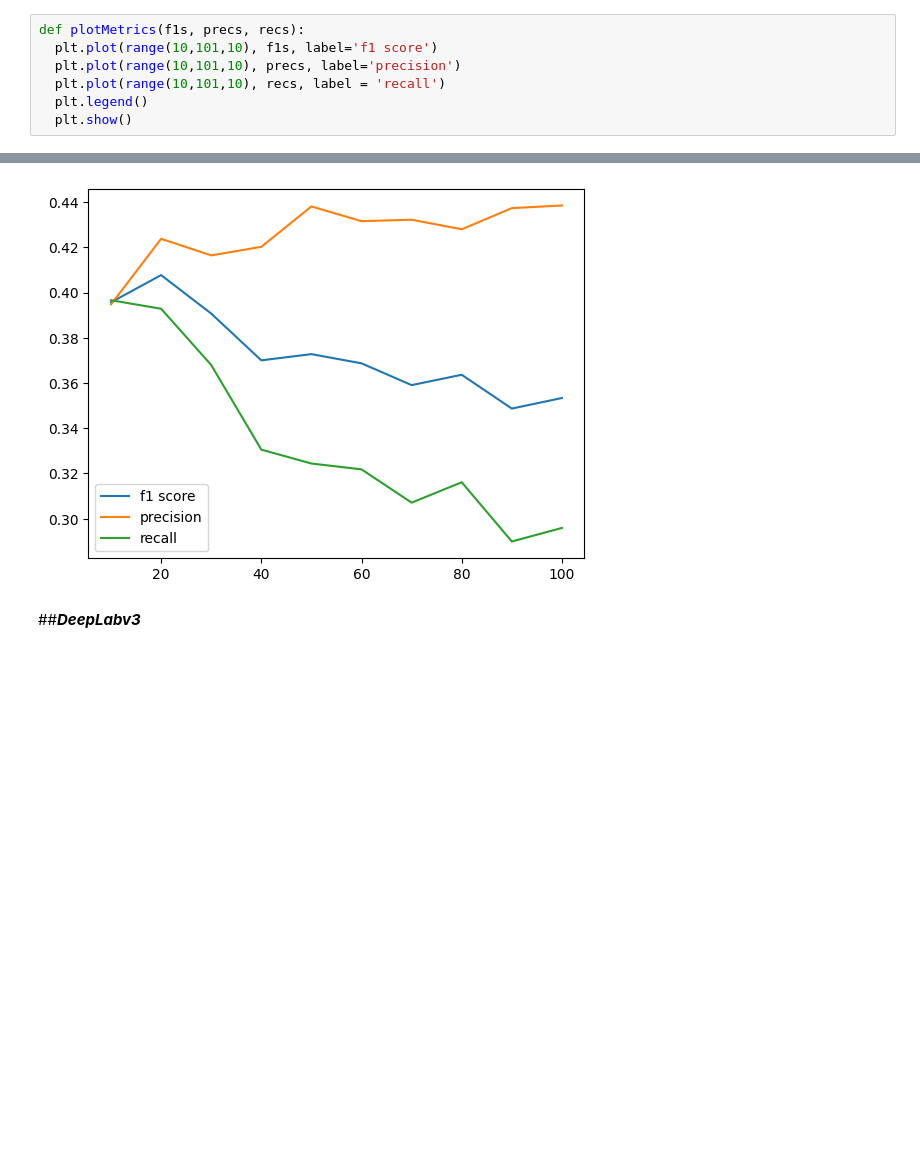
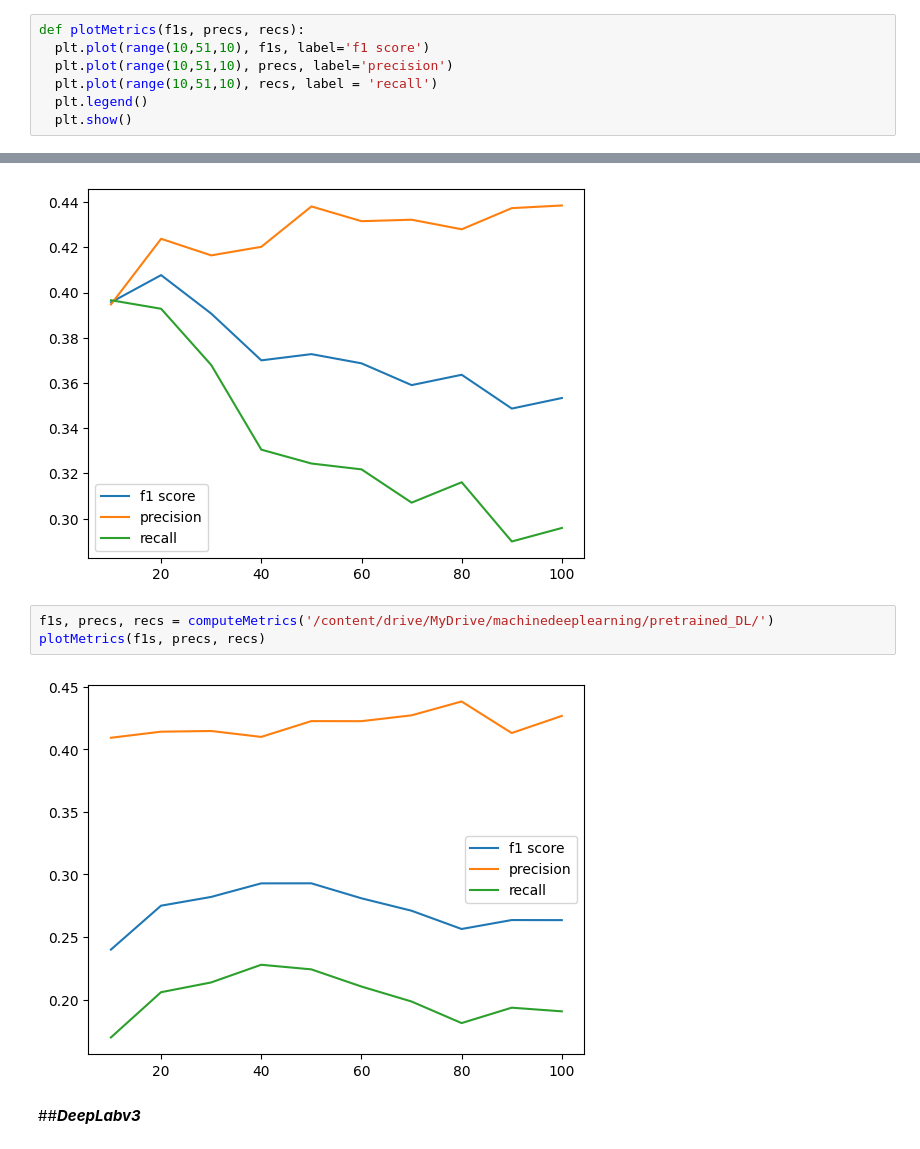
Before and after one commit to NicolaGabriele/progettoDeepLearning, a Jupyter notebook: ProgettoDeepLearning.ipynb, the cells around one changed output, grey strips where cells are left out. Saved outputs shown, nothing was run; the diff lists cells and outputs as text; blank space fills up the shorter version.

```diff
--- a/ProgettoDeepLearning.ipynb
+++ b/ProgettoDeepLearning.ipynb
@@ -436,9 +436,9 @@ def computeMetrics(models_dir):
   return f1s, precs, recs
 # %%
 def plotMetrics(f1s, precs, recs):
-  plt.plot(range(10,101,10), f1s, label='f1 score')
-  plt.plot(range(10,101,10), precs, label='precision')
-  plt.plot(range(10,101,10), recs, label = 'recall')
+  plt.plot(range(10,51,10), f1s, label='f1 score')
+  plt.plot(range(10,51,10), precs, label='precision')
+  plt.plot(range(10,51,10), recs, label = 'recall')
   plt.legend()
   plt.show()
 # %%
@@ -471,6 +471,11 @@ f1s, precs, recs = computeMetrics('/content/drive/MyDrive/machinedeeplearning/De
 plotMetrics(f1s, precs, recs)
 # %% [output]
 [figure]
+# %%
+f1s, precs, recs = computeMetrics('/content/drive/MyDrive/machinedeeplearning/pretrained_DL/')
+plotMetrics(f1s, precs, recs)
+# %% [output]
+[figure, added]
 # %% [markdown]
 ##***DeepLabv3***
 # %%
```
Also changed, not shown: parts of 1 cell of this notebook.
